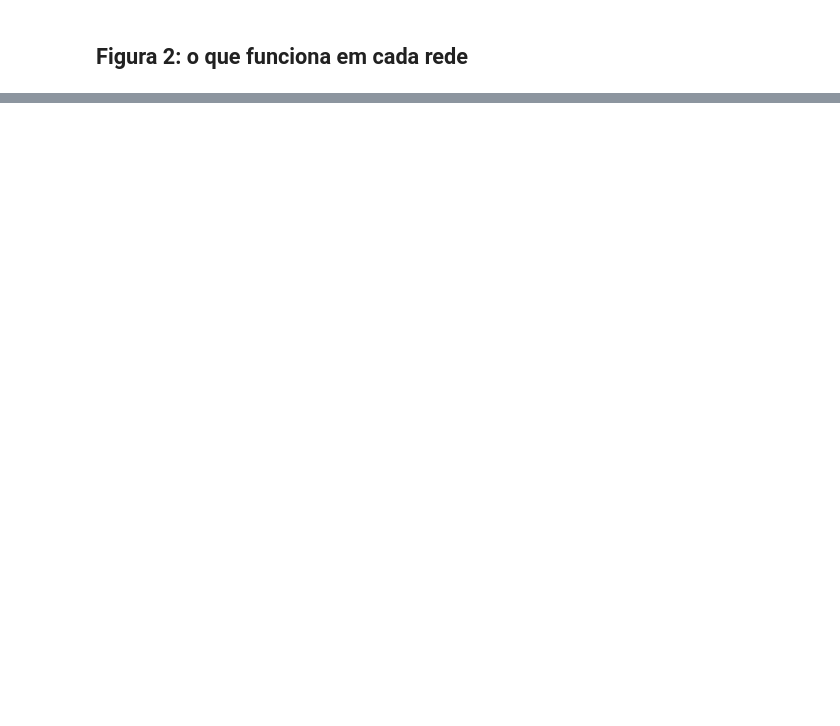
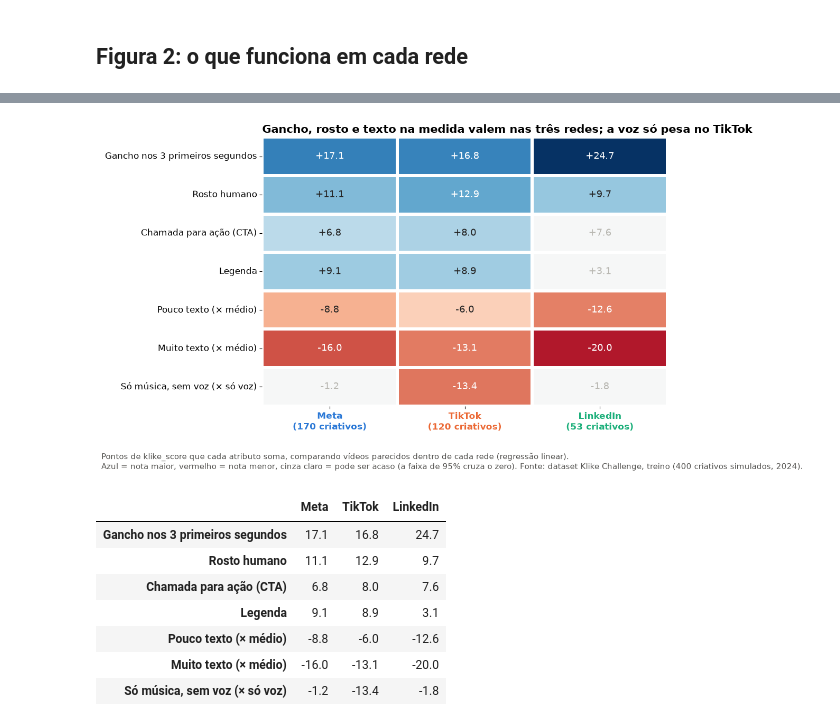
Before and after one commit to 0tomz/2-fase-ps-klike-tomaz, a Jupyter notebook: notebooks/parte1/1_4_visualizacoes_marketing.ipynb, the cells around one changed output, grey strips where cells are left out. Drawn from its saved outputs; the diff is of its cells as text; code cells hidden in the pictures; blank space fills up the shorter version.

```diff
--- a/notebooks/parte1/1_4_visualizacoes_marketing.ipynb
+++ b/notebooks/parte1/1_4_visualizacoes_marketing.ipynb
@@ -129 +101,57 @@ Menor grupo de cada célula: 16 criativos
+# %%
+# Os pesos da regressão dentro de cada rede (a mesma do notebook 1.3, passo 4): comparando vídeos parecidos,
+# quantos pontos de nota cada atributo soma. A faixa de 95% vem de 1.000 sorteios (bootstrap).
+REFERENCIAS = {"has_subtitle": ["nao", "sim", "desconhecido"], "text_density": ["medium", "low", "high"]}
+COLUNAS_REGRESSAO = ["has_hook", "has_face", "has_cta", "has_subtitle", "text_density", "music_voice_ratio", "video_duration_s",
+                     "is_retargeting", "category", "target_audience_age"]
+LINHAS_FIG2 = {"has_hook": "Gancho nos 3 primeiros segundos", "has_face": "Rosto humano", "has_cta": "Chamada para ação (CTA)",
+               "has_subtitle_sim": "Legenda", "text_density_low": "Pouco texto (× médio)",
+               "text_density_high": "Muito texto (× médio)", "music_voice_ratio": "Só música, sem voz (× só voz)"}
+pesos, confiavel_rede, criativos = {}, {}, {}
+for plataforma in PLATAFORMAS:
+    parte = reais[reais["platform"] == plataforma].dropna(subset=["music_voice_ratio", "video_duration_s"]).copy()
+    for coluna, ordem in REFERENCIAS.items():
+        parte[coluna] = pd.Categorical(parte[coluna], categories=ordem)
+    X = pd.get_dummies(parte[COLUNAS_REGRESSAO], drop_first=True, dtype=float).astype(float)
+    y = parte["klike_score"]
+    peso = pd.Series(LinearRegression().fit(X, y).coef_, index=X.columns)
+    gerador = np.random.default_rng(42)
+    sorteados = pd.DataFrame([LinearRegression().fit(X.iloc[s], y.iloc[s]).coef_
+                              for s in (gerador.integers(0, len(X), len(X)) for _ in range(1000))], columns=X.columns)
+    criativos[plataforma] = len(X)
+    for coluna, rotulo in LINHAS_FIG2.items():
+        baixo, alto = sorteados[coluna].quantile([0.025, 0.975])
+        pesos[(rotulo, plataforma)] = peso[coluna]
+        confiavel_rede[(rotulo, plataforma)] = baixo > 0 or alto < 0
+pesos = pd.Series(pesos).unstack()[PLATAFORMAS].loc[list(LINHAS_FIG2.values())]
+confiavel_rede = pd.Series(confiavel_rede).unstack()[PLATAFORMAS].loc[list(LINHAS_FIG2.values())]
+
+fig, ax = plt.subplots(figsize=(11, 6.2))
+sns.heatmap(pesos.where(confiavel_rede, 0), annot=pesos.map(lambda v: f"{v:+.1f}"), fmt="", cmap="RdBu", center=0,
+            vmin=-25, vmax=25, cbar=False, ax=ax, linewidths=3, linecolor="white", annot_kws={"fontsize": 13})
+for texto, ok in zip(ax.texts, confiavel_rede.to_numpy().flat):
+    if not ok:
+        texto.set_color(CINZA_CLARO)
+ax.set_xticklabels([f"{p}\n({criativos[p]} criativos)" for p in PLATAFORMAS], rotation=0, fontsize=12)
+for rotulo_x, plataforma in zip(ax.get_xticklabels(), PLATAFORMAS):
+    rotulo_x.set_color(CORES_PLATAFORMA[plataforma])
+    rotulo_x.set_fontweight("bold")
+ax.set_ylabel("")
+ax.set_title("Gancho, rosto e texto na medida valem nas três redes; a voz só pesa no TikTok", fontsize=15)
+rodape(fig, "Pontos de klike_score que cada atributo soma, comparando vídeos parecidos dentro de cada rede (regressão linear).\n"
+            "Azul = nota maior, vermelho = nota menor, cinza claro = pode ser acaso (a faixa de 95% cruza o zero).")
+plt.tight_layout()
+fig.savefig(PASTA_FIGURAS / "fig2_o_que_funciona_em_cada_rede.png", dpi=150, bbox_inches="tight")
+plt.show()
+pesos.round(1)
+# %% [output]
+[figure, added]
+|  | Meta | TikTok | LinkedIn |
+| Gancho nos 3 primeiros segundos | 17.1 | 16.8 | 24.7 |
+| Rosto humano | 11.1 | 12.9 | 9.7 |
+| Chamada para ação (CTA) | 6.8 | 8.0 | 7.6 |
+| Legenda | 9.1 | 8.9 | 3.1 |
+| Pouco texto (× médio) | -8.8 | -6.0 | -12.6 |
+| Muito texto (× médio) | -16.0 | -13.1 | -20.0 |
+| Só música, sem voz (× só voz) | -1.2 | -13.4 | -1.8 |
 # %% [markdown]
```
Also changed, not shown: parts of 10 cells of this notebook, 18 other files.
